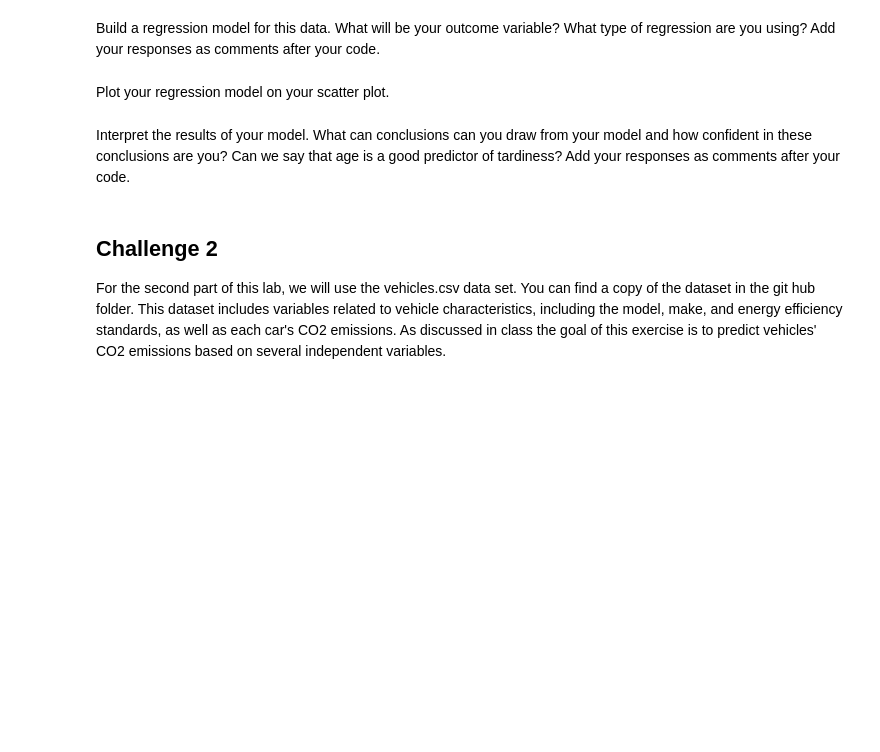
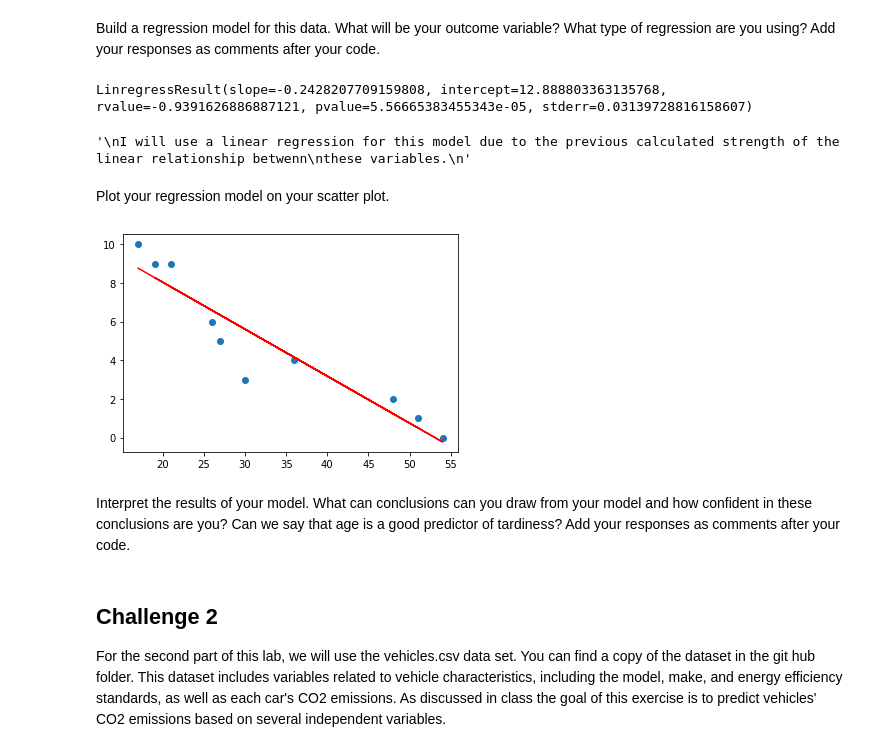
Before and after one commit to ta-data-lis/lab-regression-analysis, a Jupyter notebook: your-code/challenge1.ipynb, the cells around one changed output. Cells and saved outputs as stored; diff of their text form; code cells hidden in the pictures; blank space fills up the shorter version.

Commit message:
(lab-regression-analysis) - Eduardo Rebelo

```diff
--- a/your-code/challenge1.ipynb
+++ b/your-code/challenge1.ipynb
@@ -53,2 +90,16 @@ Build a regression model for this data. What will be your outcome variable? What
+# %%
+# Your response here.
+from scipy import stats
+results = stats.linregress(student_data["Age"], student_data["Tardiness"])
+print(results)
+regression_line = results[1] + results[0]*student_data["Age"]
+
+"""
+I will use a linear regression for this model due to the previous calculated strength of the linear relationship betwenn
+these variables.
+"""
+# %% [output]
+LinregressResult(slope=-0.2428207709159808, intercept=12.888803363135768, rvalue=-0.9391626886887121, pvalue=5.56665383455343e-05, stderr=0.03139728816158607)
+'\nI will use a linear regression for this model due to the previous calculated strength of the linear relationship betwenn\nthese variables.\n'
 # %% [markdown]
 Plot your regression model on your scatter plot.
@@ -57,2 +106,9 @@ Plot your regression model on your scatter plot.
+# %%
+# Your code here.
+plt.plot(student_data["Age"], regression_line, color = 'red')
+plt.scatter(student_data["Age"], student_data["Tardiness"])
+plt.show()
+# %% [output]
+[figure, added]
 # %% [markdown]
 Interpret the results of your model. What can conclusions can you draw from your model and how confident in these conclusions are you? Can we say that age is a good predictor of tardiness? Add your responses as comments after your code.
```
Also changed, not shown: parts of 28 cells of this notebook.
